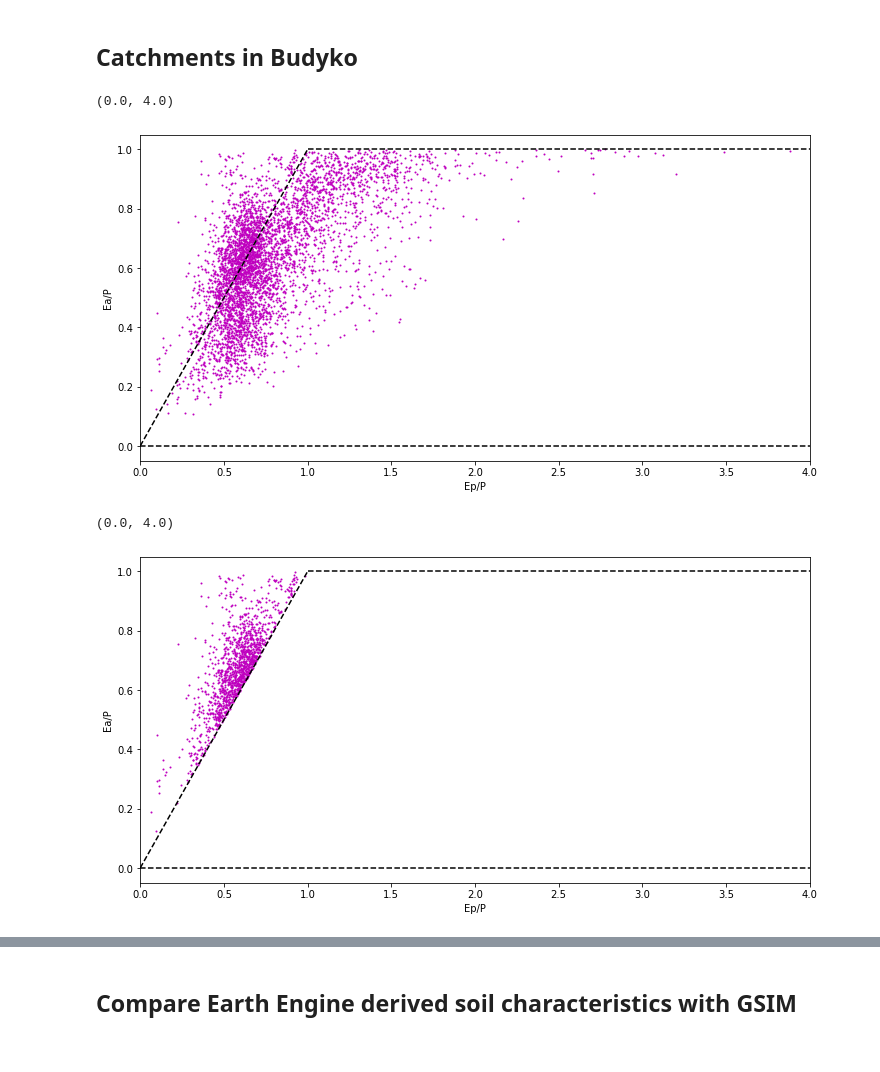
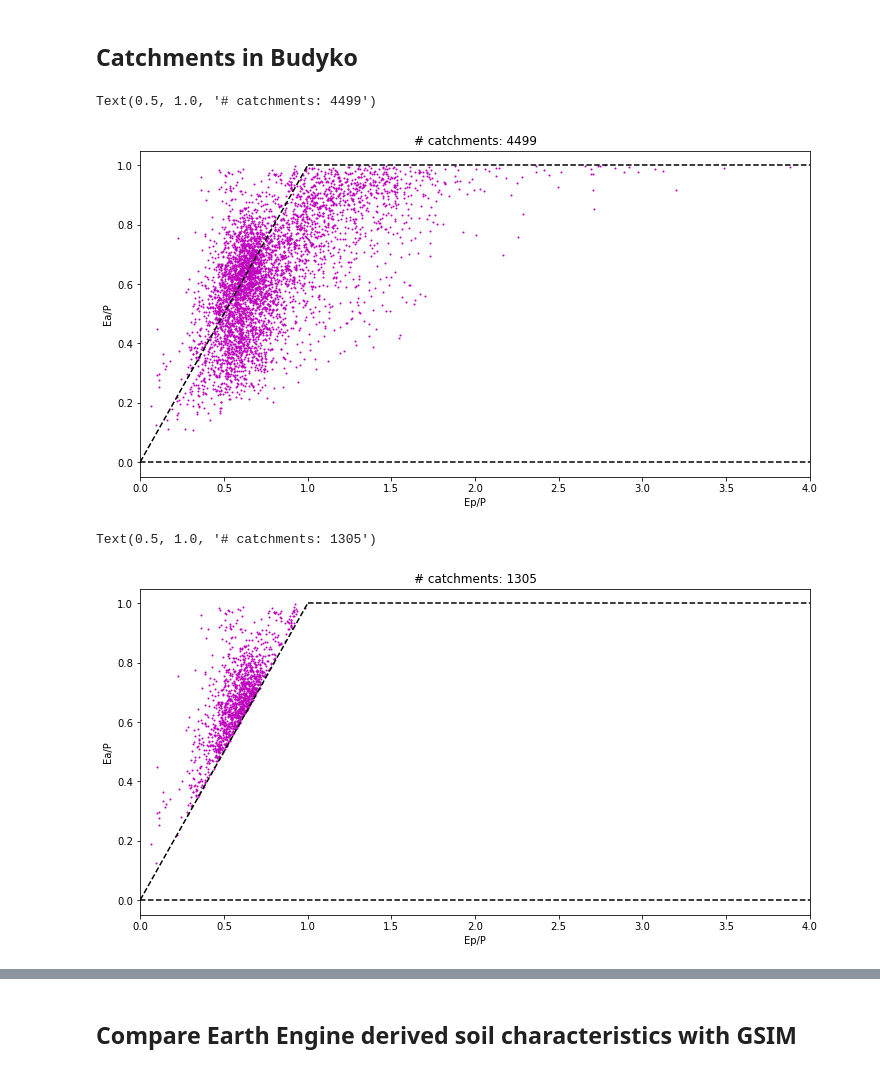
Before and after one commit to fvanoorschot/global_sr_module, a Jupyter notebook: catchment_descriptors.ipynb, the cells around one changed output, grey strips where cells are left out. Cells and saved outputs as stored; diff of their text form; code cells hidden in the pictures.

```diff
--- a/catchment_descriptors.ipynb
+++ b/catchment_descriptors.ipynb
@@ -68,0 +69,5 @@ IOStream.flush timed out
+# %%
+catch_id = 'ca_0005016'
+f  = f'{work_dir}/output/catchment_characteristics/{data_sources}/climate/{catch_id}.csv'
+a = pd.read_csv(f, index_col=0)
+a.phi_sc
@@ -96,3 +104,11 @@ run_function_parallel_catch_characteristics_lc(var_lc_list,catch_list,work_dir_l
 print('done')
 # %% [output]
 done
+# %%
+c_list=[]
+data_sources = 'gswp-p_gleam-ep_gswp-t'
+for filepath in glob.iglob(f'{work_dir}/output/catchment_characteristics/{data_sources}/landscape/*.csv'):
+    f = os.path.split(filepath)[1] # remove full path
+    f = f[:-4] # remove .year extension
+    c_list.append(f)
+print(len(c_list))
@@ -98,0 +117,5 @@ done
+# %%
+j = c_list[2600]
+# j = c_list[1400]
+# j = c_list[2280]
+j
@@ -98,0 +124,2 @@ done
+# %%
+catch_id=j
@@ -517,16 +670,17 @@ y = (co.p_mean-co.q_mean)/co.p_mean
 # %%
 fig = plt.figure(figsize=(12,6))
 ax = fig.add_subplot(111)
 ax.plot(x,y,'mo',markersize=1)
 ax.plot([0,1],[0,1],'k--')
 ax.plot([1,12],[1,1],'k--')
 ax.plot([0,12],[0,0],'k--')
 ax.set_ylabel('Ea/P')
 ax.set_xlabel('Ep/P')
 ax.set_xlim(0,4)
+ax.set_title(f'# catchments: {len(x)}')
 # %% [output]
-(0.0, 4.0)
+Text(0.5, 1.0, '# catchments: 4499')
-[figure, old version]
+[figure, new version]
 # %%
 x2 = x[y>x]
 y2 = y[y>x]
@@ -539,9 +693,10 @@ ax.plot([0,12],[0,0],'k--')
 ax.set_ylabel('Ea/P')
 ax.set_xlabel('Ep/P')
 ax.set_xlim(0,4)
+ax.set_title(f'# catchments: {len(x2)}')
 # %% [output]
-(0.0, 4.0)
+Text(0.5, 1.0, '# catchments: 1305')
-[figure, old version]
+[figure, new version]
 # %%
 x3 = x[y<x]
 y3 = y[y<x]
```
Also changed, not shown: parts of 14 cells of this notebook, 5 other files.
